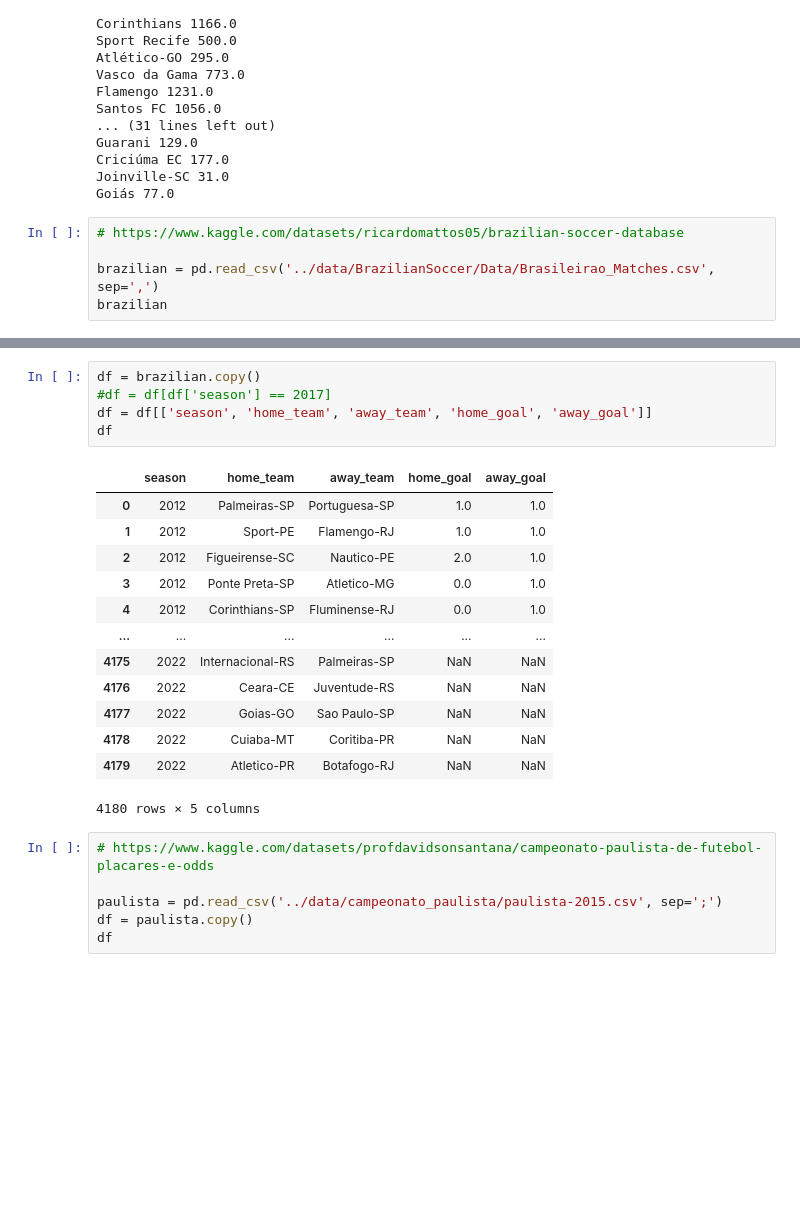
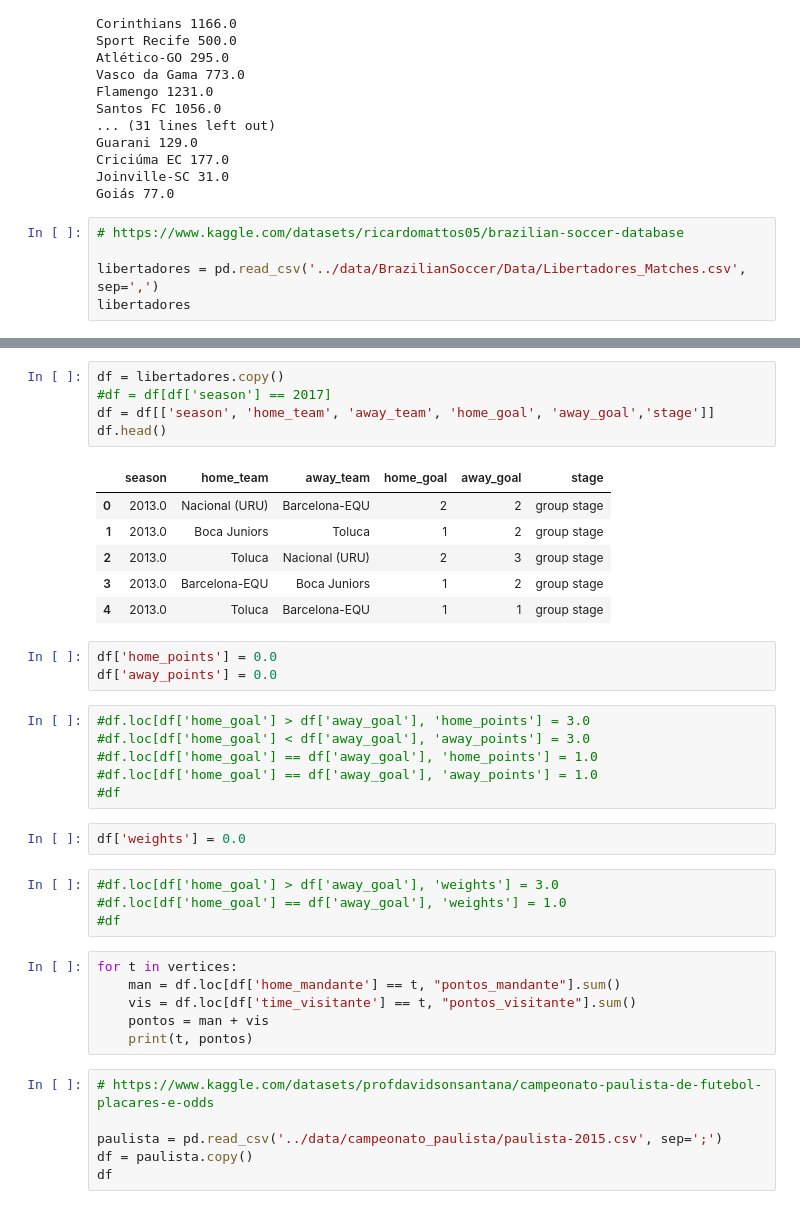
Before and after one commit to jesusossian/complex_networks, a Jupyter notebook: notebooks/datasets.ipynb, the cells around one changed output, grey strips where cells are left out. Cells and saved outputs as stored; diff of their text form; blank space fills up the shorter version.

```diff
--- a/notebooks/datasets.ipynb
+++ b/notebooks/datasets.ipynb
@@ -143,6 +143,6 @@ Goiás 77.0
 # %%
 # https://www.kaggle.com/datasets/ricardomattos05/brazilian-soccer-database
 
-brazilian = pd.read_csv('../data/BrazilianSoccer/Data/Brasileirao_Matches.csv', sep=',')
-brazilian
+libertadores = pd.read_csv('../data/BrazilianSoccer/Data/Libertadores_Matches.csv', sep=',')
+libertadores
 # %% [output]
@@ -181,22 +179,36 @@ memory usage: 294.0+ KB
 # %%
-df = brazilian.copy()
+df = libertadores.copy()
 #df = df[df['season'] == 2017]
-df = df[['season', 'home_team', 'away_team', 'home_goal', 'away_goal']]
-df
+df = df[['season', 'home_team', 'away_team', 'home_goal', 'away_goal','stage']]
+df.head()
 # %% [output]
-|  | season | home_team | away_team | home_goal | away_goal |
-| 0 | 2012 | Palmeiras-SP | Portuguesa-SP | 1.0 | 1.0 |
-| 1 | 2012 | Sport-PE | Flamengo-RJ | 1.0 | 1.0 |
-| 2 | 2012 | Figueirense-SC | Nautico-PE | 2.0 | 1.0 |
-| 3 | 2012 | Ponte Preta-SP | Atletico-MG | 0.0 | 1.0 |
-| 4 | 2012 | Corinthians-SP | Fluminense-RJ | 0.0 | 1.0 |
-| ... | ... | ... | ... | ... | ... |
-| 4175 | 2022 | Internacional-RS | Palmeiras-SP | NaN | NaN |
-| 4176 | 2022 | Ceara-CE | Juventude-RS | NaN | NaN |
-| 4177 | 2022 | Goias-GO | Sao Paulo-SP | NaN | NaN |
-| 4178 | 2022 | Cuiaba-MT | Coritiba-PR | NaN | NaN |
-| 4179 | 2022 | Atletico-PR | Botafogo-RJ | NaN | NaN |
+|  | season | home_team | away_team | home_goal | away_goal | stage |
+| 0 | 2013.0 | Nacional (URU) | Barcelona-EQU | 2 | 2 | group stage |
+| 1 | 2013.0 | Boca Juniors | Toluca | 1 | 2 | group stage |
+| 2 | 2013.0 | Toluca | Nacional (URU) | 2 | 3 | group stage |
+| 3 | 2013.0 | Barcelona-EQU | Boca Juniors | 1 | 2 | group stage |
+| 4 | 2013.0 | Toluca | Barcelona-EQU | 1 | 1 | group stage |
-4180 rows × 5 columns
+# %%
+df['home_points'] = 0.0
+df['away_points'] = 0.0
+# %%
+#df.loc[df['home_goal'] > df['away_goal'], 'home_points'] = 3.0
+#df.loc[df['home_goal'] < df['away_goal'], 'away_points'] = 3.0
+#df.loc[df['home_goal'] == df['away_goal'], 'home_points'] = 1.0
+#df.loc[df['home_goal'] == df['away_goal'], 'away_points'] = 1.0
+#df
+# %%
+df['weights'] = 0.0
+# %%
+#df.loc[df['home_goal'] > df['away_goal'], 'weights'] = 3.0
+#df.loc[df['home_goal'] == df['away_goal'], 'weights'] = 1.0
+#df
+# %%
+for t in vertices:
+    man = df.loc[df['home_mandante'] == t, "pontos_mandante"].sum()
+    vis = df.loc[df['time_visitante'] == t, "pontos_visitante"].sum()
+    pontos = man + vis
+    print(t, pontos)
 # %%
 # https://www.kaggle.com/datasets/profdavidsonsantana/campeonato-paulista-de-futebol-placares-e-odds
 
```
Also changed, not shown: parts of 2 cells of this notebook, 5 other files.
